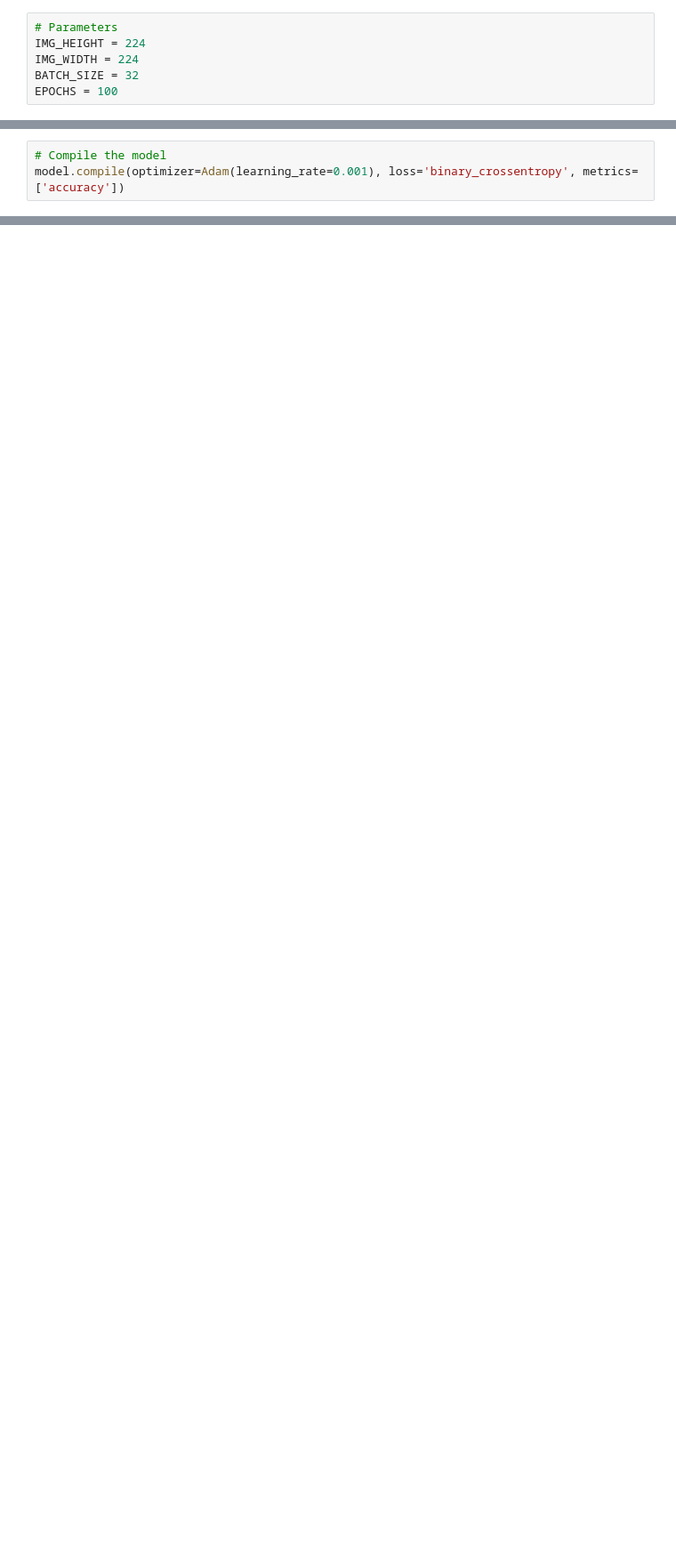
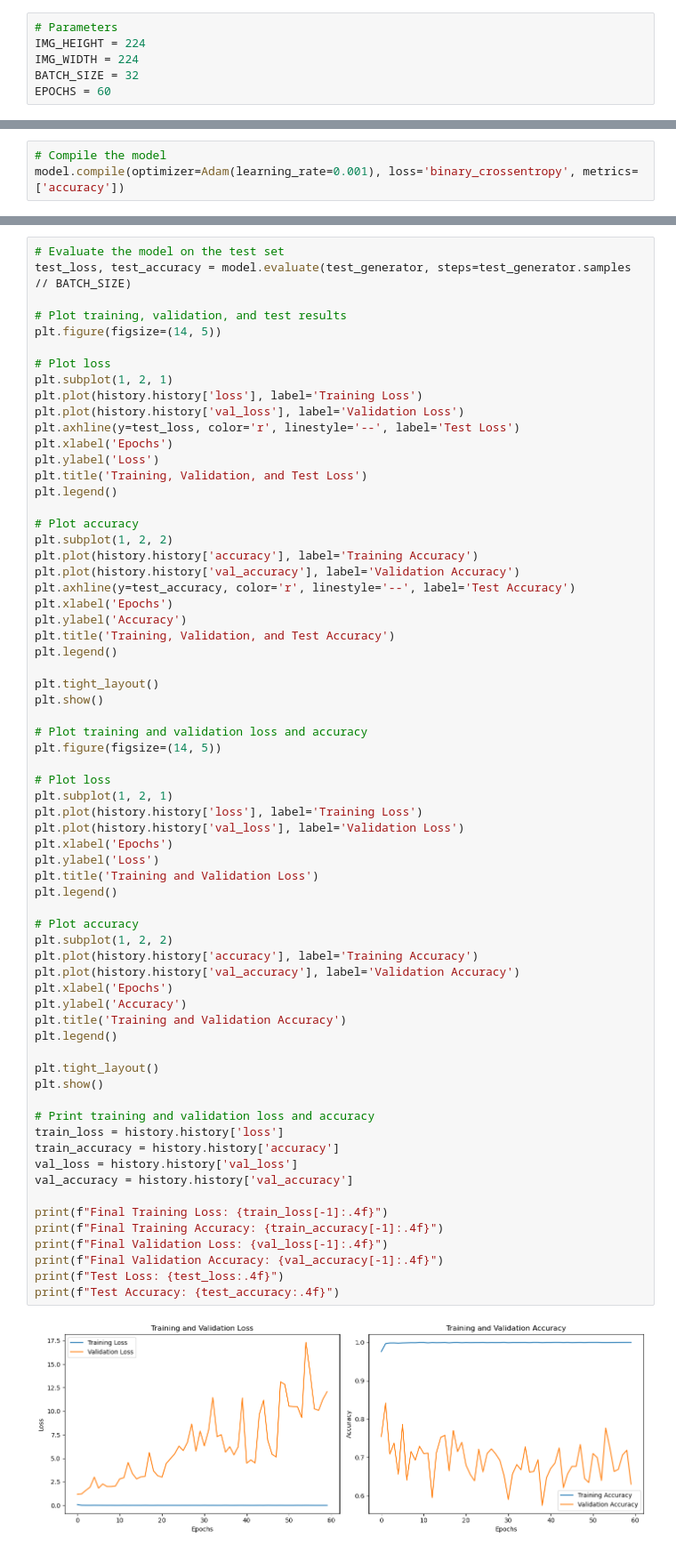
Before and after one commit to COCONUC/Driver-Drownsiness-Detection, a Jupyter notebook: Model/TensorModel.ipynb, the cells around one changed output, grey strips where cells are left out. Shown at 89% size. Cells and saved outputs as stored; diff of their text form; blank space fills up the shorter version.

```diff
--- a/Model/TensorModel.ipynb
+++ b/Model/TensorModel.ipynb
@@ -23,6 +54,6 @@ dataset_path = "./dataset"
 IMG_HEIGHT = 224
 IMG_WIDTH = 224
 BATCH_SIZE = 32
-EPOCHS = 100
+EPOCHS = 60
 # %%
 # Data generators for training, validation, and testing data
@@ -144,0 +183,68 @@ Final Validation Accuracy: 0.7990
+# %%
+# Evaluate the model on the test set
+test_loss, test_accuracy = model.evaluate(test_generator, steps=test_generator.samples // BATCH_SIZE)
+
+# Plot training, validation, and test results
+plt.figure(figsize=(14, 5))
+
+# Plot loss
+plt.subplot(1, 2, 1)
+plt.plot(history.history['loss'], label='Training Loss')
+plt.plot(history.history['val_loss'], label='Validation Loss')
+plt.axhline(y=test_loss, color='r', linestyle='--', label='Test Loss')
+plt.xlabel('Epochs')
+plt.ylabel('Loss')
+plt.title('Training, Validation, and Test Loss')
+plt.legend()
+
+# Plot accuracy
+plt.subplot(1, 2, 2)
+plt.plot(history.history['accuracy'], label='Training Accuracy')
+plt.plot(history.history['val_accuracy'], label='Validation Accuracy')
+plt.axhline(y=test_accuracy, color='r', linestyle='--', label='Test Accuracy')
+plt.xlabel('Epochs')
+plt.ylabel('Accuracy')
+plt.title('Training, Validation, and Test Accuracy')
+plt.legend()
+
+plt.tight_layout()
+plt.show()
+
+# Plot training and validation loss and accuracy
+plt.figure(figsize=(14, 5))
+
+# Plot loss
+plt.subplot(1, 2, 1)
+plt.plot(history.history['loss'], label='Training Loss')
+plt.plot(history.history['val_loss'], label='Validation Loss')
+plt.xlabel('Epochs')
+plt.ylabel('Loss')
+plt.title('Training and Validation Loss')
+plt.legend()
+
+# Plot accuracy
+plt.subplot(1, 2, 2)
+plt.plot(history.history['accuracy'], label='Training Accuracy')
+plt.plot(history.history['val_accuracy'], label='Validation Accuracy')
+plt.xlabel('Epochs')
+plt.ylabel('Accuracy')
+plt.title('Training and Validation Accuracy')
+plt.legend()
+
+plt.tight_layout()
+plt.show()
+
+# Print training and validation loss and accuracy
+train_loss = history.history['loss']
+train_accuracy = history.history['accuracy']
+val_loss = history.history['val_loss']
+val_accuracy = history.history['val_accuracy']
+
+print(f"Final Training Loss: {train_loss[-1]:.4f}")
+print(f"Final Training Accuracy: {train_accuracy[-1]:.4f}")
+print(f"Final Validation Loss: {val_loss[-1]:.4f}")
+print(f"Final Validation Accuracy: {val_accuracy[-1]:.4f}")
+print(f"Test Loss: {test_loss:.4f}")
+print(f"Test Accuracy: {test_accuracy:.4f}")
+# %% [output]
+[figure, added]
```
Also changed, not shown: parts of 37 cells of this notebook, 3 other files.
